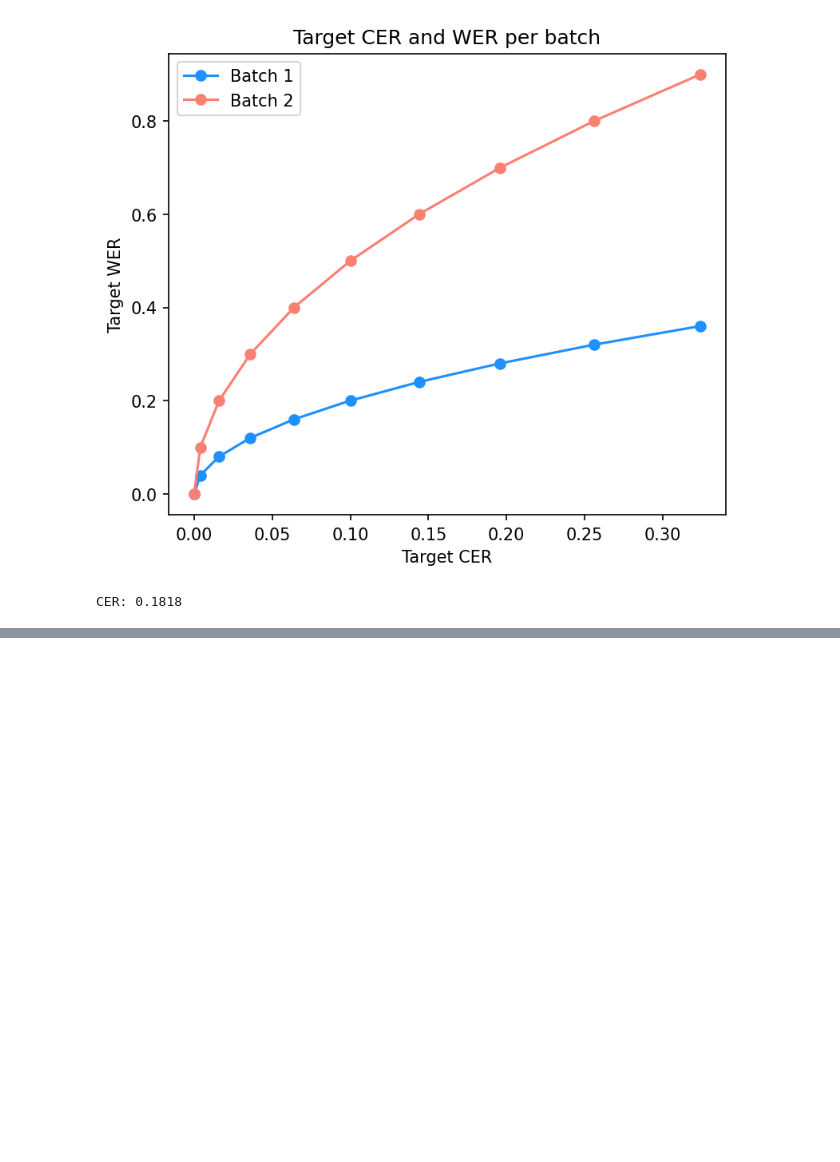
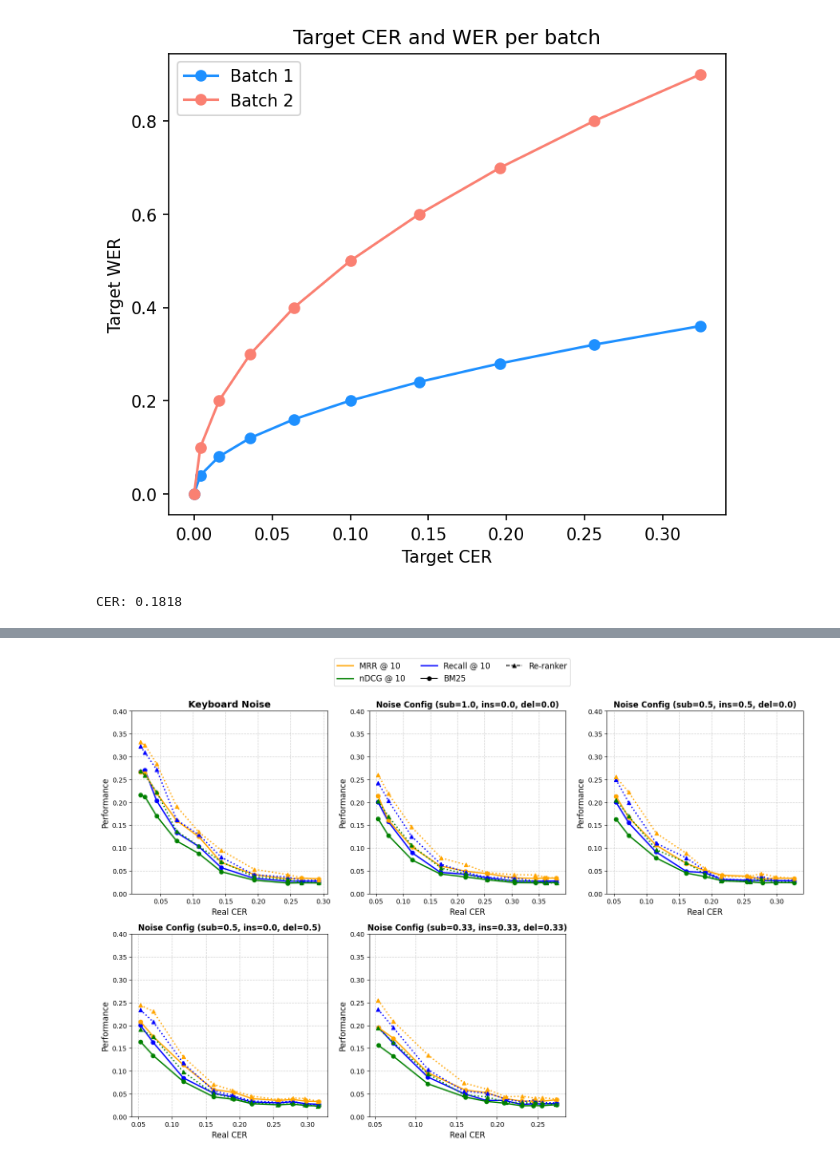
Before and after one commit to begumkoc/IR_Project, a Jupyter notebook: Final_evaluation.ipynb, the cells around one changed output, grey strips where cells are left out. Cells and saved outputs as stored; diff of their text form; code cells hidden in the pictures; blank space fills up the shorter version.

```diff
--- a/Final_evaluation.ipynb
+++ b/Final_evaluation.ipynb
@@ -523,0 +427,4 @@ plt.show()
+# %%
+plot_experiment_results(results_batch_2)
+# %% [output]
+[figure, added]
```
Also changed, not shown: parts of 22 cells of this notebook, 1 other file.
